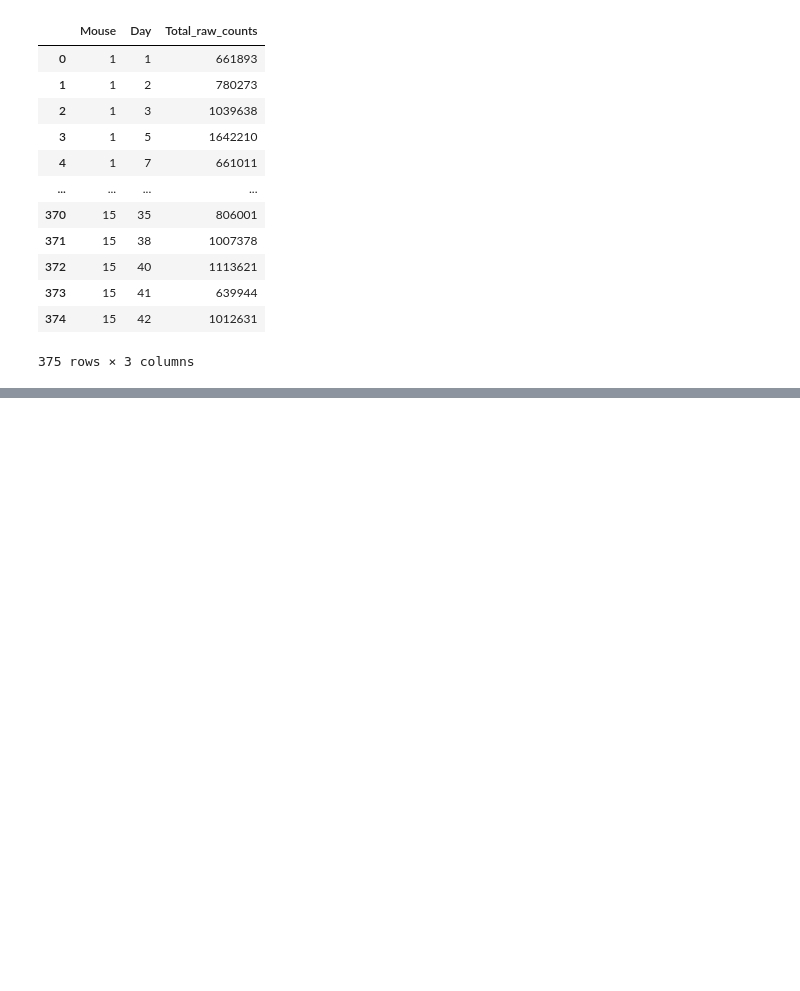
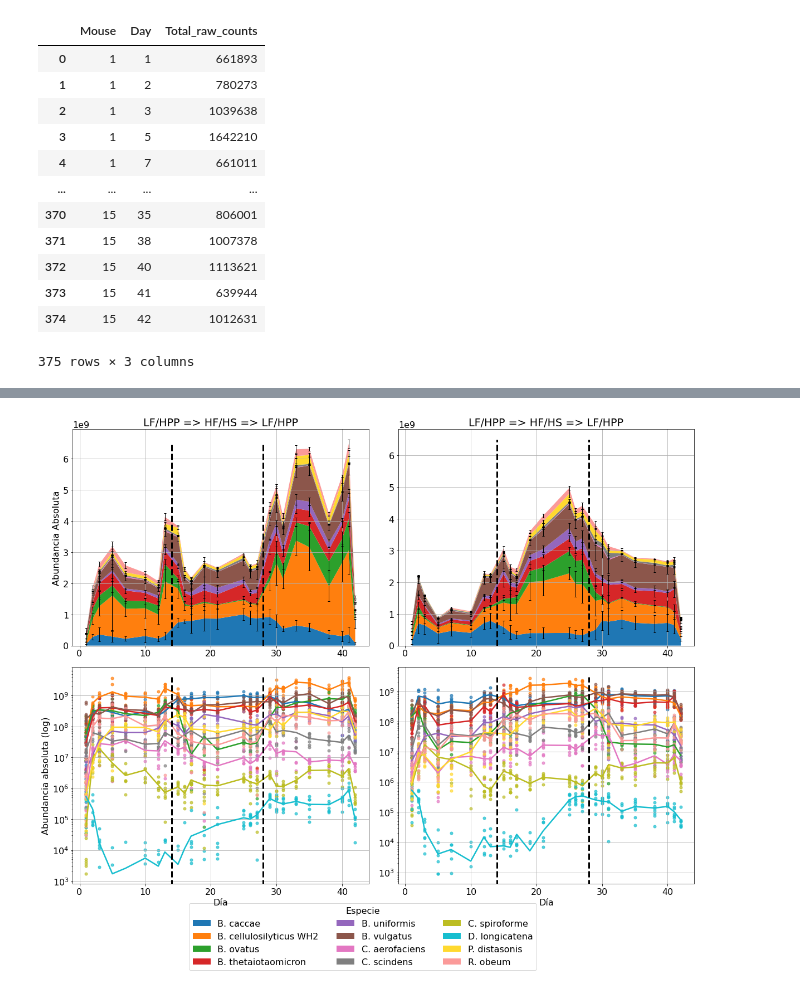
Before and after one commit to alejandrocs98/masters-thesis, a Jupyter notebook: Absolute_abundance.ipynb, the cells around one changed output, grey strips where cells are left out. Drawn from its saved outputs; the diff is of its cells as text; code cells hidden in the pictures; blank space fills up the shorter version.

```diff
--- a/Absolute_abundance.ipynb
+++ b/Absolute_abundance.ipynb
@@ -337,0 +342,78 @@ plt.show()
+# %%
+fig = plt.figure(figsize=(20,15))
+fig.subplots_adjust(hspace=0.1, wspace=0.1)
+plt.subplot(2, 2, 1)
+x_LF = LF0_mean.Day.unique()
+y_LF = {}
+for i in LF0_mean.Strain.unique():
+    y_LF[i] = LF0_mean[LF0_mean.Strain == i].Cum_sum.values
+plt.stackplot(x_LF, y_LF.values(), labels=y_LF.keys(), colors=cols)
+plt.vlines(x=14, ymin=0, ymax=6.5e9, color='k', linestyle='--', linewidth=3)
+plt.vlines(x=28, ymin=0, ymax=6.5e9, color='k', linestyle='--', linewidth=3)
+plt.errorbar(LF0_std['Day'], LF0_std['Cum_sum'], yerr=LF0_std['Absolute_abundance'], color='k', linestyle='None', elinewidth=1, capsize=2)
+plt.ylabel('Abundancia Absoluta')
+plt.title('LF/HPP => HF/HS => LF/HPP')
+plt.grid()
+
+plt.subplot(2, 2, 2)
+x_HF = HF0_mean.Day.unique()
+y_HF = {}
+for i in HF0_mean.Strain.unique():
+    y_HF[i] = HF0_mean[HF0_mean.Strain == i].Cum_sum.values
+plt.stackplot(x_HF, y_HF.values(), labels=y_HF.keys(), colors=cols)
+plt.vlines(x=14, ymin=0, ymax=6.5e9, color='k', linestyle='--', linewidth=3)
+plt.vlines(x=28, ymin=0, ymax=6.5e9, color='k', linestyle='--', linewidth=3)
+plt.errorbar(HF0_std['Day'], HF0_std['Cum_sum'], yerr=HF0_std['Absolute_abundance'], color='k', linestyle='None', elinewidth=1, capsize=2)
+plt.legend(loc='lower center', bbox_to_anchor=(-0.12, -1.52),
+          ncol=3, fancybox=True, shadow=False, title='Especie')
+plt.title('LF/HPP => HF/HS => LF/HPP')
+plt.grid()
+
+plt.subplot(2, 2, 3)
+col = 0
+for i in LF0.Strain.unique():
+    x_LF0 = {}
+    y_LF0 = {}
+    x_LF0[i] = LF0[LF0.Strain == i].Day.values
+    y_LF0[i] = LF0[LF0.Strain == i].Absolute_abundance.values
+    plt.scatter(x_LF0[i], y_LF0[i], label=i, s=25, color=cols[col], alpha=0.7)
+    x_LF0_mean = {}
+    y_LF0_mean = {}
+    y_LF0_std = {}
+    x_LF0_mean[i] = LF0_mean[LF0_mean.Strain == i].Day.values
+    y_LF0_mean[i] = LF0_mean[LF0_mean.Strain == i].Absolute_abundance.values
+    y_LF0_std[i] = LF0_std[LF0_std.Strain == i].Absolute_abundance.values
+    plt.plot(x_LF0_mean[i], y_LF0_mean[i], linewidth=2.5, linestyle='-', color=cols[col])
+    col += 1
+plt.vlines(x=14, ymin=0, ymax=4000000000, color='k', linestyle='--', linewidth=3)
+plt.vlines(x=28, ymin=0, ymax=4000000000, color='k', linestyle='--', linewidth=3)
+plt.yscale('log')
+plt.xlabel('Día')
+plt.ylabel('Abundancia absoluta (log)')
+plt.grid()
+
+plt.subplot(2, 2, 4)
+col = 0
+for i in HF0.Strain.unique():
+    x_HF0 = {}
+    y_HF0 = {}
+    x_HF0[i] = HF0[HF0.Strain == i].Day.values
+    y_HF0[i] = HF0[HF0.Strain == i].Absolute_abundance.values
+    plt.scatter(x_HF0[i], y_HF0[i], label=i, s=25, color=cols[col], alpha=0.7)
+    x_HF0_mean = {}
+    y_HF0_mean = {}
+    y_HF0_std = {}
+    x_HF0_mean[i] = HF0_mean[HF0_mean.Strain == i].Day.values
+    y_HF0_mean[i] = HF0_mean[HF0_mean.Strain == i].Absolute_abundance.values
+    y_HF0_std[i] = HF0_std[HF0_std.Strain == i].Absolute_abundance.values
+    plt.plot(x_HF0_mean[i], y_HF0_mean[i], linewidth=2.5, linestyle='-', color=cols[col])
+    col += 1
+plt.vlines(x=14, ymin=0, ymax=3000000000, color='k', linestyle='--', linewidth=3)
+plt.vlines(x=28, ymin=0, ymax=3000000000, color='k', linestyle='--', linewidth=3)
+plt.yscale('log')
+plt.xlabel('Día')
+plt.grid()
+
+plt.show()
+# %% [output]
+[figure, added]
```
Also changed, not shown: parts of 12 cells of this notebook, 5 other files.
